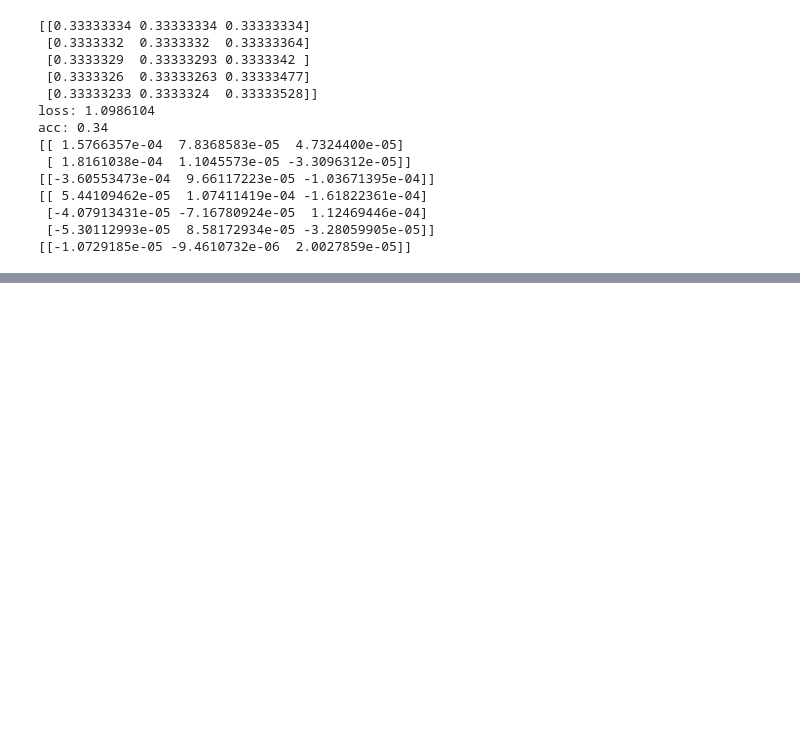
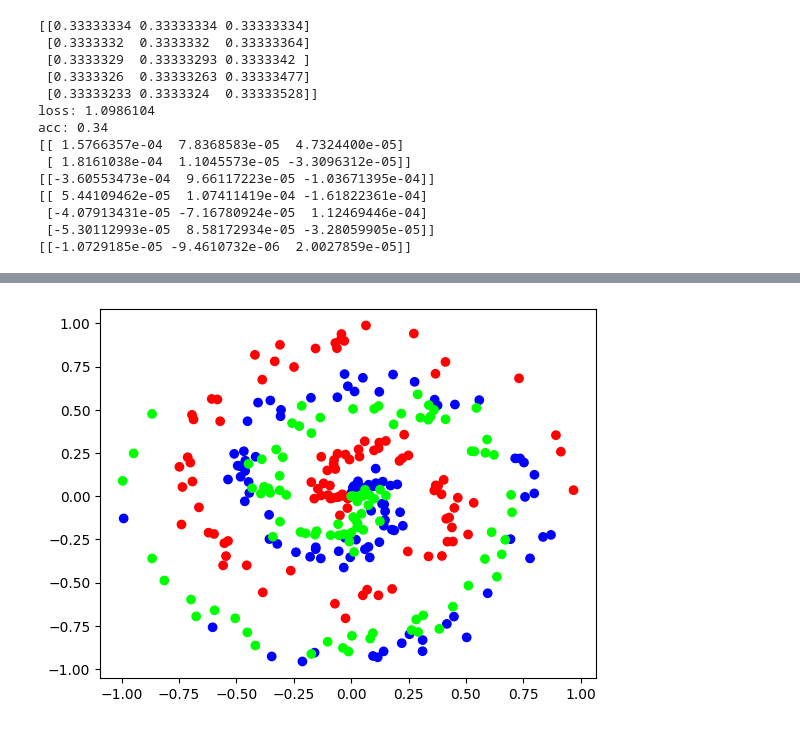
Before and after one commit to marcus-muniz/NN_from_scratch, a Jupyter notebook: neural_networks_from_scratch.ipynb, the cells around one changed output, grey strips where cells are left out. Saved outputs shown, nothing was run; the diff lists cells and outputs as text; code cells hidden in the pictures; blank space fills up the shorter version.

```diff
--- a/neural_networks_from_scratch.ipynb
+++ b/neural_networks_from_scratch.ipynb
@@ -397,0 +447,56 @@ acc: 0.34
+# %%
+# Optimiser Loop
+
+class Optimizer_SGD:
+  # Initilise optimiser - set settings, learning rate of 1, is default for this optimizer
+  def __init__(self, learning_rate=0.5):
+    self.learning_rate=learning_rate
+
+  def update_params(self,layer):
+    layer.weights += -self.learning_rate*layer.dweights
+    layer.biases += -self.learning_rate*layer.dbiases
+
+optimizer=Optimizer_SGD()
+optimizer.update_params(dense1)
+optimizer.update_params(dense2)
+
+X,y = spiral_data(samples=100, classes=3)
+dense1=Layer_Dense(2,64)
+activation1=Activation_ReLU()
+dense2=Layer_Dense(64,3)
+loss_activation=Activation_Softmax_Loss_CategoricalCrossentropy()
+
+optimizer=Optimizer_SGD()
+
+for epoch in range(10001):
+  dense1.forward(X)
+  activation1.forward(dense1.output)
+  dense2.forward(activation1.output)
+  loss=loss_activation.forward(dense2.output, y)
+
+
+  predictions = np.argmax(loss_activation.output, axis=1)
+
+  if len(y.shape)==2:
+    y=np.argmax(y, axis = 1)
+  accuracy = np.mean(predictions == y)
+
+  if not epoch %100:
+    print(f'epoch: {epoch}, ' +
+          f'acc: {accuracy:.3f}, ' +
+          f'loss: {loss:.3f}')
+
+  #Backward pass
+  loss_activation.backward(loss_activation.output, y)
+  dense2.backward(loss_activation.dinputs)
+  activation1.backward(dense2.dinputs)
+  dense1.backward(activation1.dinputs)
+
+  optimizer.update_params(dense1)
+  optimizer.update_params(dense2)
+
+
+
+plt.scatter(X[:, 0], X[:, 1], c=y, cmap='brg')
+plt.show()
+# %% [output]
@@ -397,0 +520 @@ acc: 0.34
+[figure, added]
```
Also changed, not shown: parts of 5 cells of this notebook.
